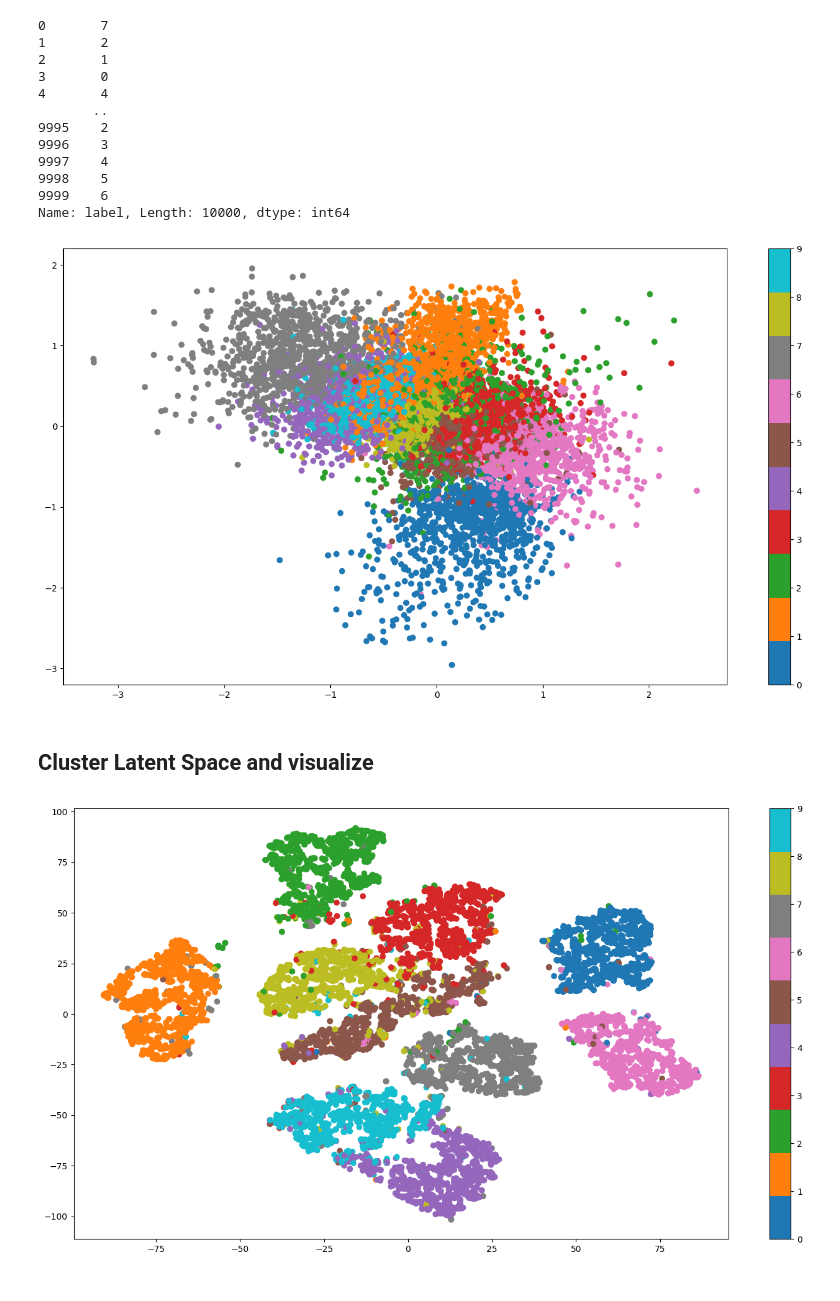
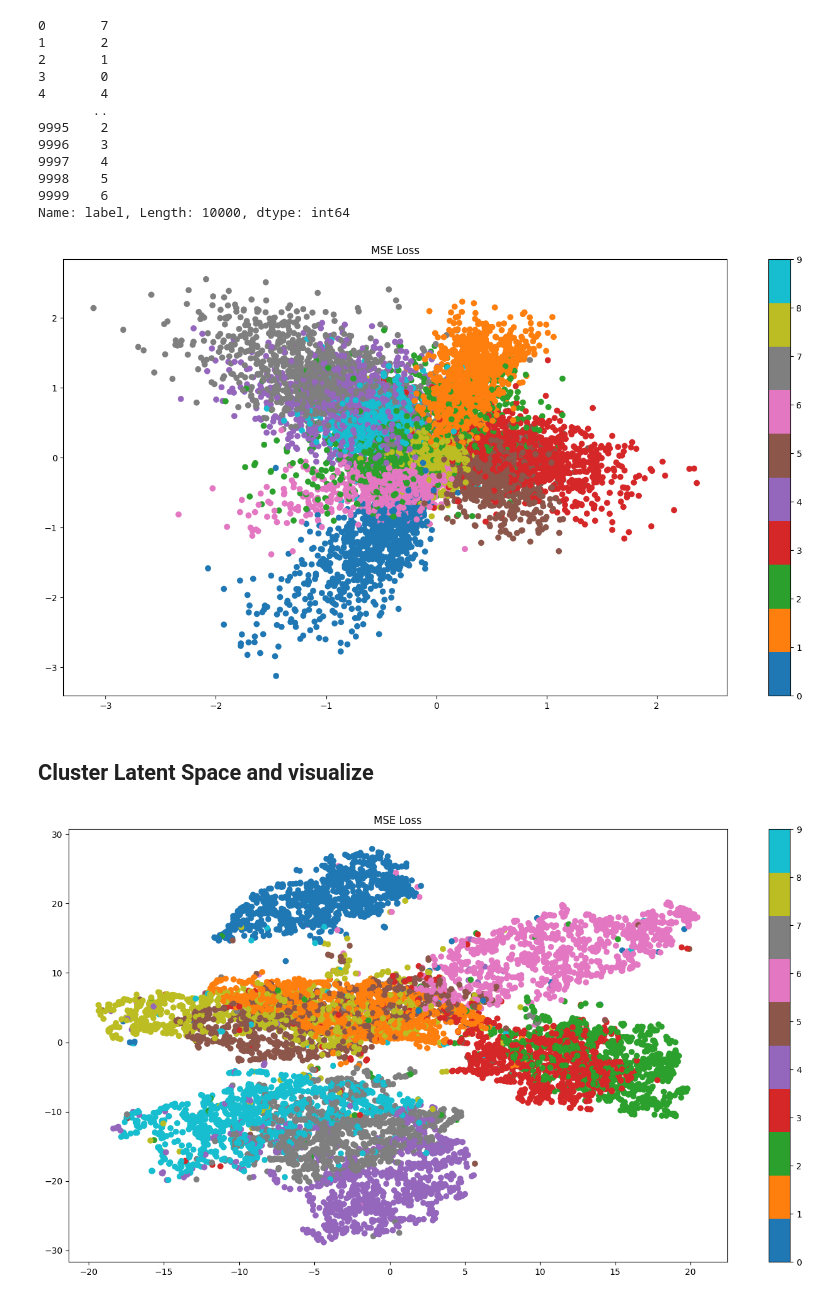
Before and after one commit to gourav10/autoencoder_embedding, a Jupyter notebook: mnist_autoencoder.ipynb, the cells around one changed output. Cells and saved outputs as stored; diff of their text form; code cells hidden in the pictures.

```diff
--- a/mnist_autoencoder.ipynb
+++ b/mnist_autoencoder.ipynb
@@ -144,7 +144,7 @@ import embedding_util as util
 # %%
 # Generate embeddings dataframe
 device = torch.device("cuda") if torch.cuda.is_available() else torch.device("cpu")
-encoder = torch.load('temp\\best_encoder.pth')
+encoder = torch.load('temp\\best_mse_encoder.pth')
 embeddings_df = util.get_latent_space_embeddings(test_data, device, encoder)
 # %%
 embeddings_df
@@ -178,15 +178,15 @@ embeddings_df.label
 9999    6
 Name: label, Length: 10000, dtype: int64
 # %%
-util.visualize_embeddings_2D(embeddings_df['Enc. Variable 0'], embeddings_df['Enc. Variable 1'], embeddings_df.label)
+util.visualize_embeddings_2D(embeddings_df['Enc. Variable 0'], embeddings_df['Enc. Variable 1'], embeddings_df.label, "MSE Loss")
 # %% [output]
-[figure, old version]
+[figure, new version]
 # %% [markdown]
 ## Cluster Latent Space and visualize
 # %%
 from sklearn.manifold import TSNE
 # %%
-tsne = TSNE(n_components=2)
-util.cluster_latent_space(tsne, embeddings_df)
+tsne = TSNE(n_components=3)
+util.cluster_latent_space(tsne, embeddings_df, "MSE Loss")
 # %% [output]
-[figure, old version]
+[figure, new version]
```
Also changed, not shown: parts of 18 cells of this notebook, 6 other files.
